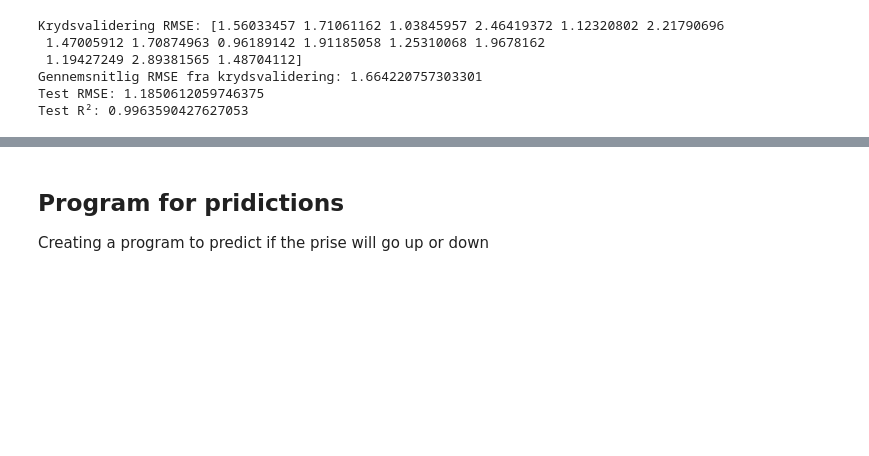
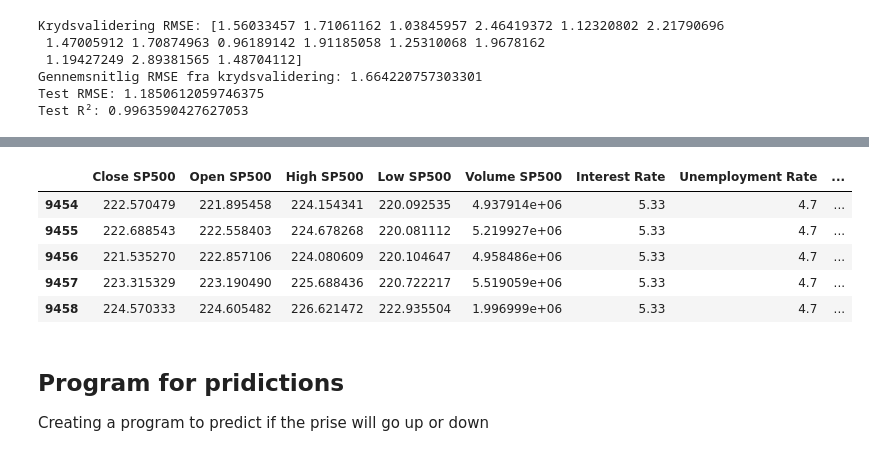
Before and after one commit to badranyoussef/bi-exam-project-stock, a Jupyter notebook: notebooks/resample_of_frequency.ipynb, the cells around one changed output, grey strips where cells are left out. Saved outputs shown, nothing was run; the diff lists cells and outputs as text; code cells hidden in the pictures; blank space fills up the shorter version.

```diff
--- a/notebooks/resample_of_frequency.ipynb
+++ b/notebooks/resample_of_frequency.ipynb
@@ -1022,3 +1054,14 @@ predicted Close SP500: [7.06379611]
+# %%
+data_after_1987 = pd.read_csv('/Users/youssefbadran/Documents/GitHub/bi-exam-project-stock/notebooks/data after 1987.csv')
+
+data_after_1987.tail()
+# %% [output]
+|  | Close SP500 | Open SP500 | High SP500 | Low SP500 | Volume SP500 | Interest Rate | Unemployment Rate | ... |
+| 9454 | 222.570479 | 221.895458 | 224.154341 | 220.092535 | 4.937914e+06 | 5.33 | 4.7 | ... |
+| 9455 | 222.688543 | 222.558403 | 224.678268 | 220.081112 | 5.219927e+06 | 5.33 | 4.7 | ... |
+| 9456 | 221.535270 | 222.857106 | 224.080609 | 220.104647 | 4.958486e+06 | 5.33 | 4.7 | ... |
+| 9457 | 223.315329 | 223.190490 | 225.688436 | 220.722217 | 5.519059e+06 | 5.33 | 4.7 | ... |
+| 9458 | 224.570333 | 224.605482 | 226.621472 | 222.935504 | 1.996999e+06 | 5.33 | 4.7 | ... |
 # %% [markdown]
 ## Program for pridictions
 Creating a program to predict if the prise will go up or down
```
Also changed, not shown: parts of 17 cells of this notebook.
